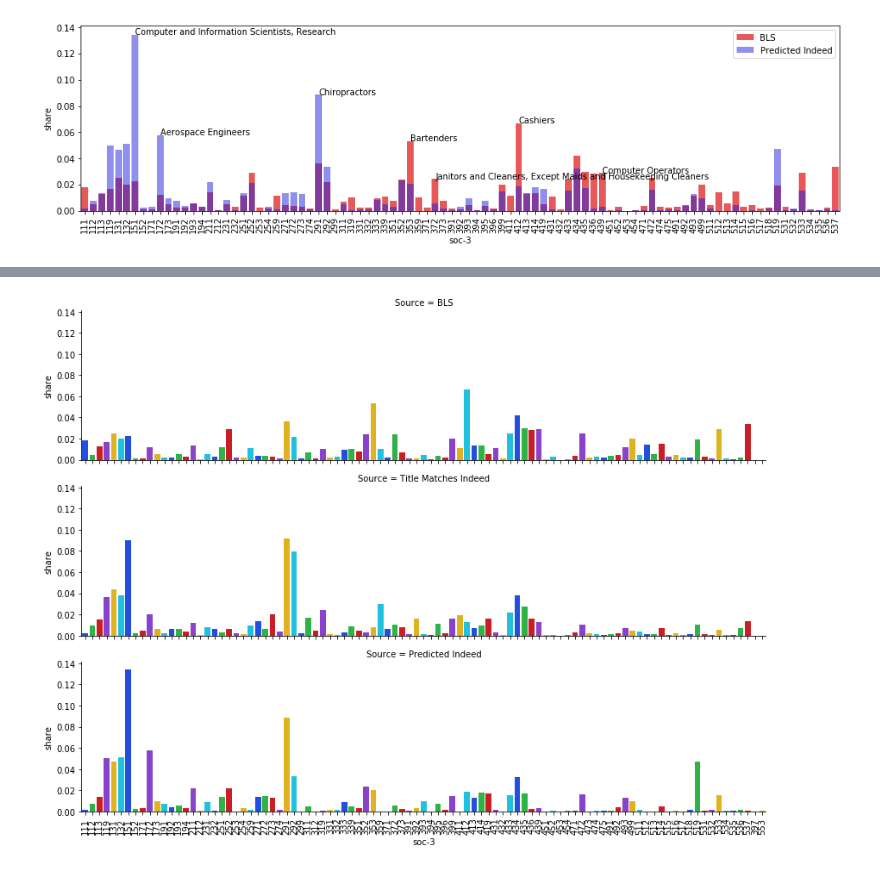
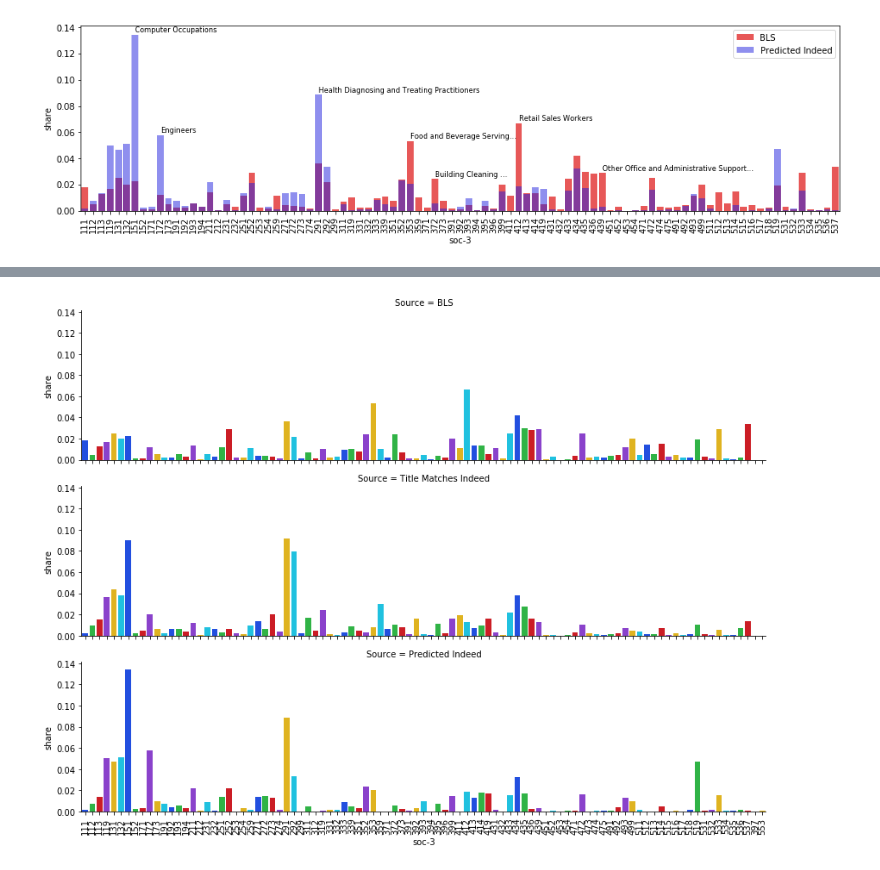
Before and after one commit to nandanrao/classify-dot, a Jupyter notebook: histograms.ipynb, the cells around one changed output, grey strips where cells are left out. Cells and saved outputs as stored; diff of their text form; code cells hidden in the pictures.

Commit message:
Small fixes and outputs for misclassification and histograms

```diff
--- a/histograms.ipynb
+++ b/histograms.ipynb
@@ -44,3 +45,5 @@ common = set(bls_dat.index) & set(matched_dat.index) & set(predicted_dat.index)
 
 bls_dat, matched_dat, predicted_dat = [df.loc[df.index.isin(common)] for df in
                                        [bls_dat, matched_dat, predicted_dat]]
+# %%
+predictions = pd.read_csv('predictions/us-soc3-predictions.csv')
@@ -47,5 +72,20 @@ bls_dat, matched_dat, predicted_dat = [df.loc[df.index.isin(common)] for df in
 # %%
 get_code = lambda idx: bls_dat.index.values[idx]
 get_idx = lambda code: np.argwhere(bls_dat.reset_index()['soc-3'] == code)[0][0]
-get_title = lambda code: bls[bls['soc-3'] == code].soc2000_title.values[0]
+get_title = lambda code: dot_codes.desc_soc3.to_dict()[code]
+# %%
+def truncate(s, lim):
+    if len(s) > lim:
+        return s[0:lim-2] + chr(8230)
+    return s
+
+def table(idx, lim=50):
+    df = pd.DataFrame({ 'BLS': bls_dat.share,
+                        'Predicted Indeed': predicted_dat.share})
+    df = df.iloc[idx].reset_index()
+    df['soc-3'] = df['soc-3'].map(get_title)
+    df = df.rename(columns = {'soc-3': 'Occupation'})
+    df['Occupation'] = df.Occupation.map(lambda s: truncate(s, lim))
+    table = _df_to_simpletable(df, float_format='%.3f', index=False)
+    return table.as_latex_tabular()
 # %%
@@ -72,21 +135,36 @@ dif = (bls_dat - predicted_dat).values.reshape(-1)
 # %%
 ax = sns.barplot(x='soc-3', y='share', color='red', alpha=.75, label='BLS', data=bls_dat.reset_index())
 ax = sns.barplot(x='soc-3', y='share', ax=ax, color='blue', alpha=.5, label='Predicted Indeed', data=predicted_dat.reset_index())
 ax.legend()
 _ = ax.set_xticklabels(ax.get_xticklabels(), rotation=90)
 
-point_out = [151, 172, 291, 353, 372, 412, 439]
+# annotations = [131, 132, 151, 172, (273, 25), (353, 27), (372, 20), 412, 472]
+annotations = [151, 172, 291, (353, 27), (372, 20), 412, (439, 41)]
 
-for code,r in bls_dat.iterrows():
-    if code in point_out:
+def annotate_barplot(ax, a, b, annotations):
+    lookup_a = {idx:r.share for idx,r in a.iterrows()}
+    lookup_b = {idx:r.share for idx,r in b.iterrows()}
+
+    for a in annotations:
+        try:
+            code,lim = a
+        except TypeError:
+            code,lim = a, None
+        share = lookup_a[code]
+        pred = lookup_b[code]
         idx = get_idx(code)
         title = get_title(code)
-        pred = predicted_dat.values[idx][0]
-        ax.text(idx, max(r.share, pred), title, rotation=0)
+        if lim:
+            title = truncate(title, lim)
 
-# .savefig('figures/predicted-vs-BLS.png')
+        fontdict = {'size': 'smaller'}
+        ax.text(idx, max(share, pred) + 0.002, title, rotation=0, fontdict=fontdict)
+
+
+annotate_barplot(ax, bls_dat, predicted_dat, annotations)
+ax.get_figure().savefig('figures/predicted-vs-BLS.png')
 # %% [output]
-[figure, old version]
+[figure, new version]
 # %%
 ax = sns.barplot(x='soc-3', y='share', color='orange', alpha=.75, label='Title Matches Indeed', data=matched_dat.reset_index())
 ax = sns.barplot(x='soc-3', y='share', ax=ax, color='blue', alpha=.5, label='Predicted Indeed', data=predicted_dat.reset_index())
```
Also changed, not shown: parts of 8 cells of this notebook, 1 other file.
